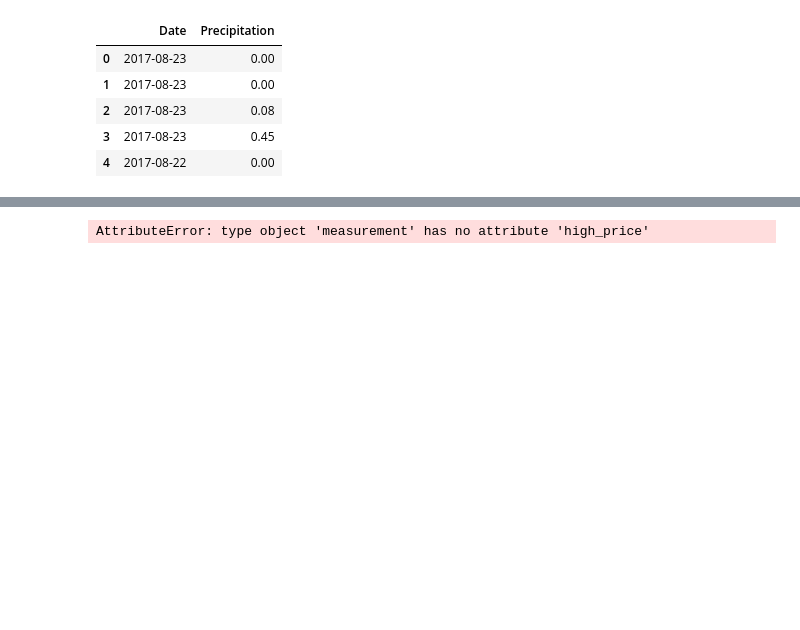
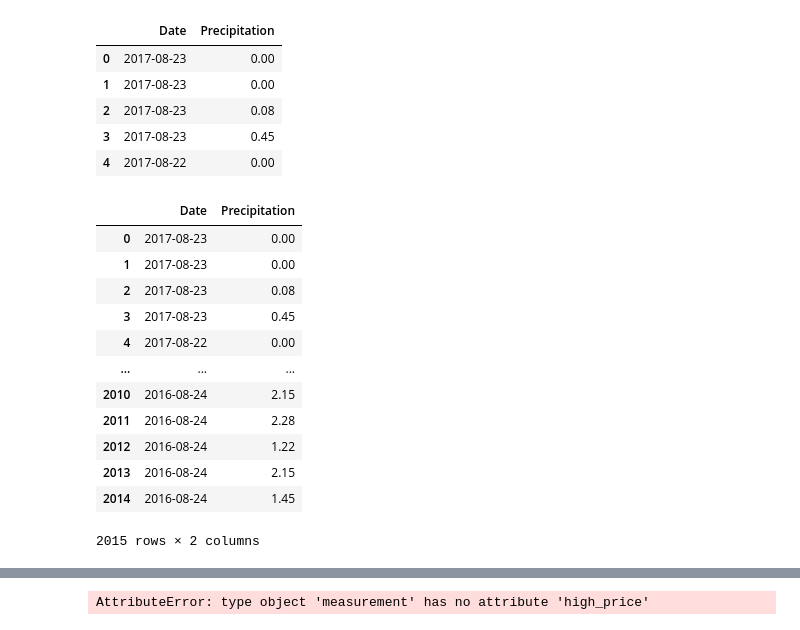
Before and after one commit to IrinaUX/sqlalchemy-challenge, a Jupyter notebook: climate_starter.ipynb, the cells around one changed output, grey strips where cells are left out. Cells and saved outputs as stored; diff of their text form; code cells hidden in the pictures; blank space fills up the shorter version.

```diff
--- a/climate_starter.ipynb
+++ b/climate_starter.ipynb
@@ -421,3 +421,21 @@ prcp_df.head()
 | 2 | 2017-08-23 | 0.08 |
 | 3 | 2017-08-23 | 0.45 |
 | 4 | 2017-08-22 | 0.00 |
+# %%
+# Convert date list to datetime format
+prcp_df['Date'] = pd.to_datetime(prcp_df['Date'])
+prcp_df
+# %% [output]
+|  | Date | Precipitation |
+| 0 | 2017-08-23 | 0.00 |
+| 1 | 2017-08-23 | 0.00 |
+| 2 | 2017-08-23 | 0.08 |
+| 3 | 2017-08-23 | 0.45 |
+| 4 | 2017-08-22 | 0.00 |
+| ... | ... | ... |
+| 2010 | 2016-08-24 | 2.15 |
+| 2011 | 2016-08-24 | 2.28 |
+| 2012 | 2016-08-24 | 1.22 |
+| 2013 | 2016-08-24 | 2.15 |
+| 2014 | 2016-08-24 | 1.45 |
+2015 rows × 2 columns
```
Also changed, not shown: parts of 7 cells of this notebook.
